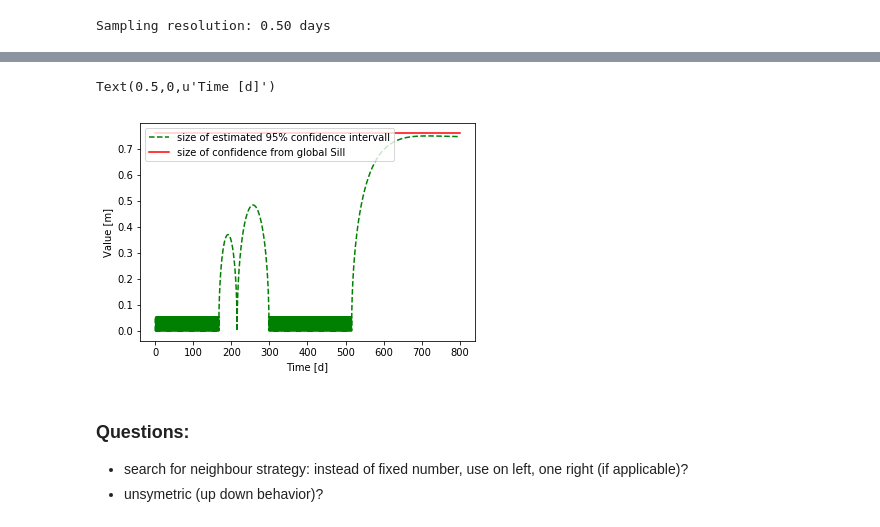
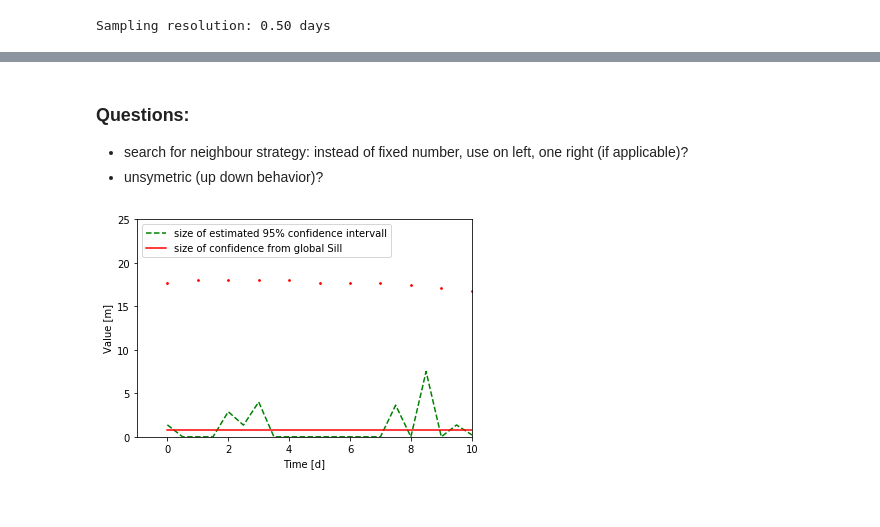
Before and after one commit to red5alex/kriglab, a Jupyter notebook: Simple_Kriging-1D-Temporal.ipynb, the cells around one changed output, grey strips where cells are left out. Saved outputs shown, nothing was run; the diff lists cells and outputs as text; code cells hidden in the pictures.

```diff
--- a/Simple_Kriging-1D-Temporal.ipynb
+++ b/Simple_Kriging-1D-Temporal.ipynb
@@ -370,13 +371,18 @@ plt.show()
-# %%
-plt.plot([i*dx for i in range(n)], 2*1.96*np.sqrt(V), "g--", label="size of estimated 95% confidence intervall")
-plt.plot((X0, X1),(2*1.96*np.sqrt(C0), 2*1.96*np.sqrt(C0)), "r-", label="size of confidence from global Sill")
-plt.legend(loc='upper left')
-ylabel('Value [m]')
-xlabel('Time [d]')
-# %% [output]
-Text(0.5,0,u'Time [d]')
-[figure, removed]
 # %% [markdown]
 ### Questions:
 + search for neighbour strategy: instead of fixed number, use on left, one right (if applicable)?
 + unsymetric (up down behavior)?
+# %%
+plt.plot([i*dx for i in range(n)], 2*1.96*np.sqrt(V), "g--", label="size of estimated 95% confidence intervall")
+plt.plot((X0, X1),(2*1.96*np.sqrt(C0), 2*1.96*np.sqrt(C0)), "r-", label="size of confidence from global Sill")
+plt.legend(loc='upper left')
+plt.scatter(df_Qts.X, (df_Qts.MESSWERT_NUM-448)*30, c="r", label="sample", s=3)
+
+#plt.scatter(df_Qts.X, np.ones_like(df_Qts.X), c="r", label="sample", s=3)
+
+ylabel('Value [m]')
+xlabel('Time [d]')
+plt.axis((-1,10,0, 25))
+_ = plt.show()
+# %% [output]
+[figure, added]
```
Also changed, not shown: parts of 4 cells of this notebook, 1 other file.
